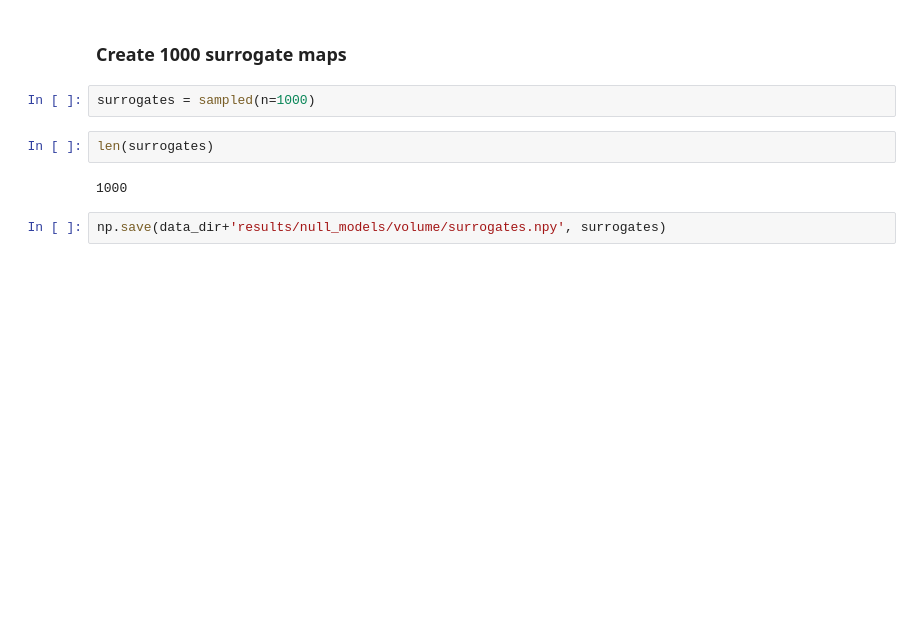
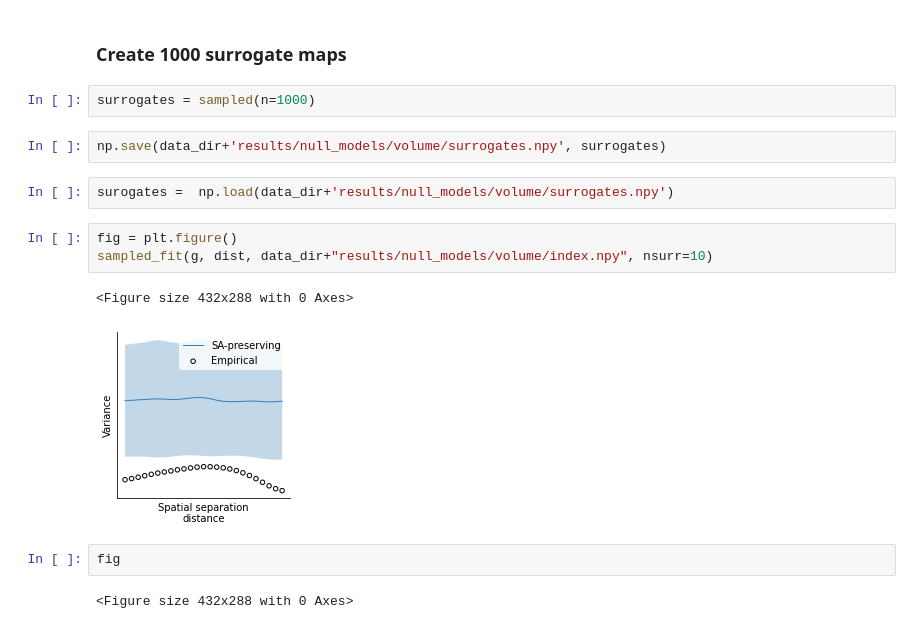
Before and after one commit to juhuntenburg/mouse_gradients, a Jupyter notebook: 09_Null_Models/Null_models_volume.ipynb, the cells around one changed output. Cells and saved outputs as stored; diff of their text form; blank space fills up the shorter version.

```diff
--- a/09_Null_Models/Null_models_volume.ipynb
+++ b/09_Null_Models/Null_models_volume.ipynb
@@ -51,9 +53,17 @@ sampled = Sampled(g,output_files['distmat'], output_files['index'])
 ### Create 1000 surrogate maps
 # %%
 surrogates = sampled(n=1000)
-# %%
-len(surrogates)
-# %% [output]
-1000
 # %%
 np.save(data_dir+'results/null_models/volume/surrogates.npy', surrogates)
+# %%
+surogates =  np.load(data_dir+'results/null_models/volume/surrogates.npy')
+# %%
+fig = plt.figure()
+sampled_fit(g, dist, data_dir+"results/null_models/volume/index.npy", nsurr=10)
+# %% [output]
+<Figure size 432x288 with 0 Axes>
+[figure, added]
+# %%
+fig
+# %% [output]
+<Figure size 432x288 with 0 Axes>
```
Also changed, not shown: parts of 4 cells of this notebook, 2 other files.
